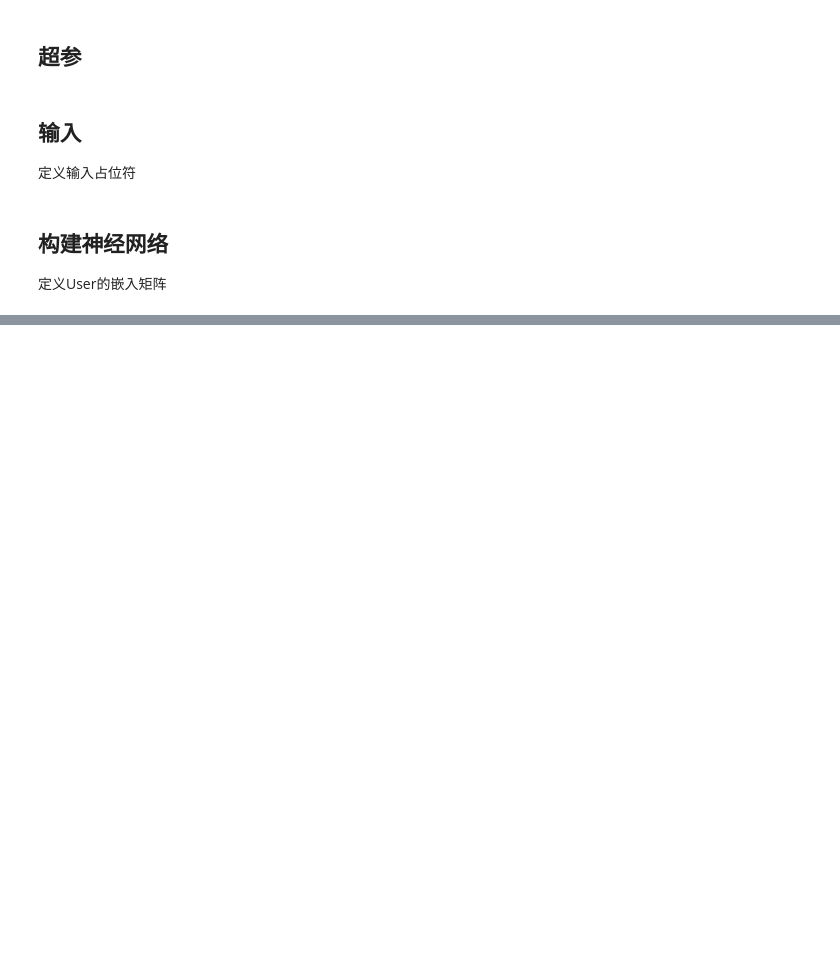
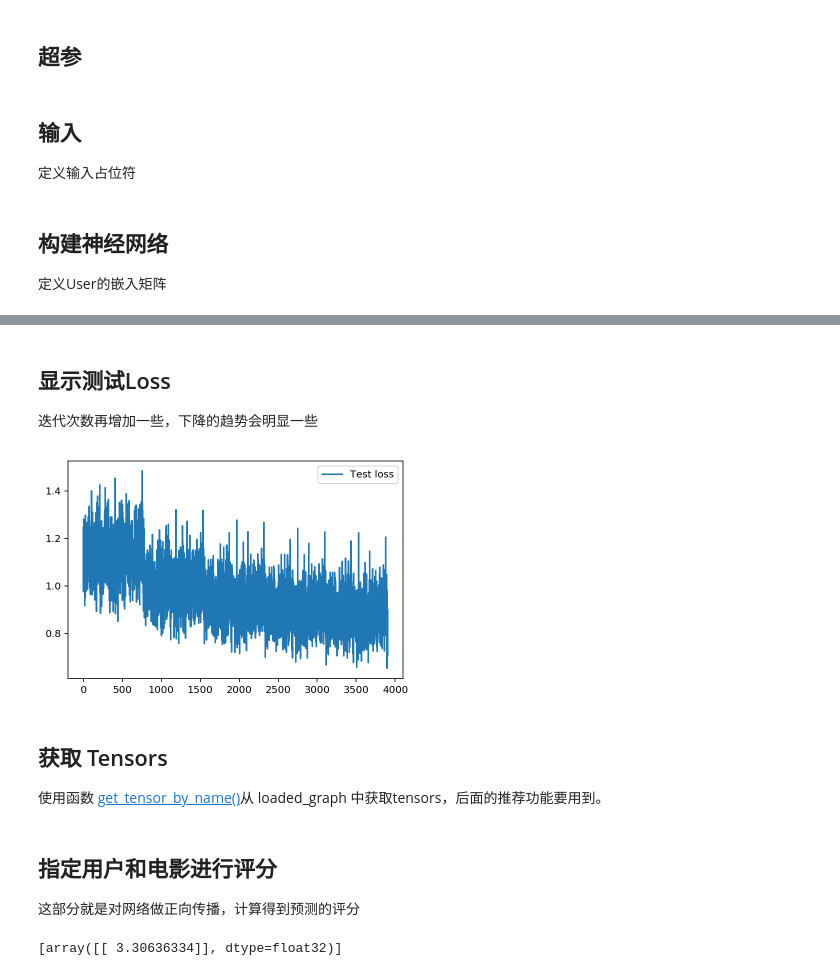
Before and after one commit to miaopei/MachineLearning, a Jupyter notebook: uda_project/P7/RecommendedSystem/recommender_report.ipynb, the cells around one changed output, grey strips where cells are left out. Cells and saved outputs as stored; diff of their text form; code cells hidden in the pictures; blank space fills up the shorter version.

```diff
--- a/uda_project/P7/RecommendedSystem/recommender_report.ipynb
+++ b/uda_project/P7/RecommendedSystem/recommender_report.ipynb
@@ -542,0 +849,14 @@ def get_user_embedding(uid, user_gender, user_age, user_job):
+# %% [markdown]
+## 显示测试Loss
+
+迭代次数再增加一些，下降的趋势会明显一些
+# %%
+plt.plot(losses['test'], label='Test loss')
+plt.legend()
+_ = plt.ylim()
+# %% [output]
+[figure, added]
+# %% [markdown]
+## 获取  Tensors
+
+使用函数 [get_tensor_by_name()](https://www.tensorflow.org/api_docs/python/tf/Graph#get_tensor_by_name)从 loaded_graph 中获取tensors，后面的推荐功能要用到。
@@ -542,0 +882,4 @@ def get_user_embedding(uid, user_gender, user_age, user_job):
+# %% [markdown]
+## 指定用户和电影进行评分
+
+这部分就是对网络做正向传播，计算得到预测的评分
@@ -542,0 +917,4 @@ def get_user_embedding(uid, user_gender, user_age, user_job):
+# %%
+rating_movie(234, 1401)
+# %% [output]
+[array([[ 3.30636334]], dtype=float32)]
```
Also changed, not shown: parts of 42 cells of this notebook, 1 other file.
